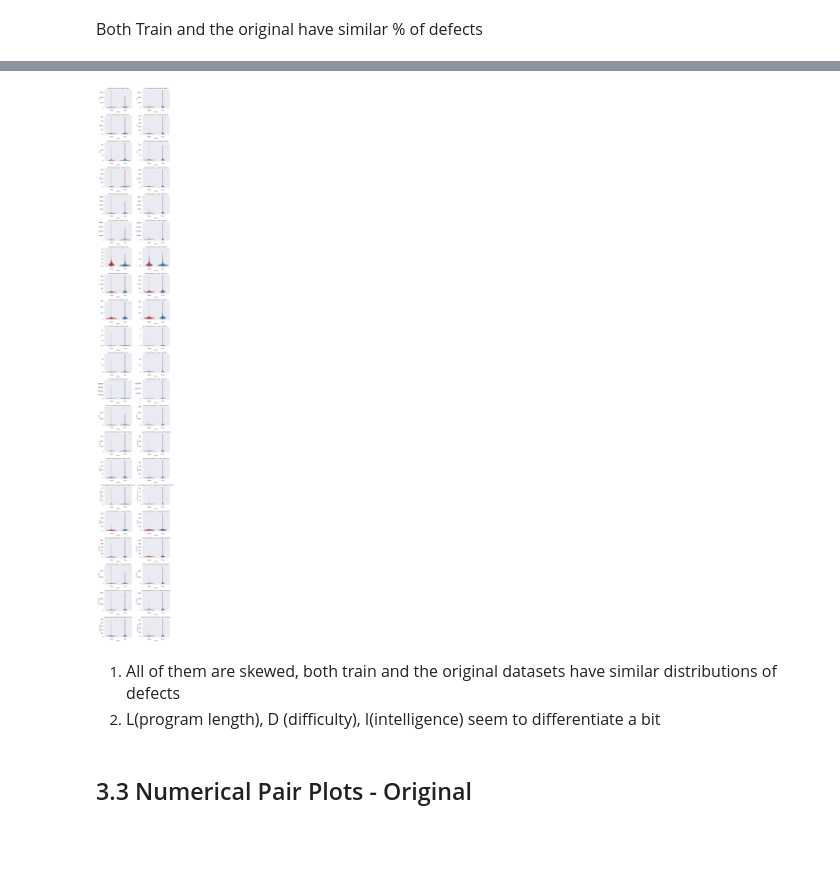
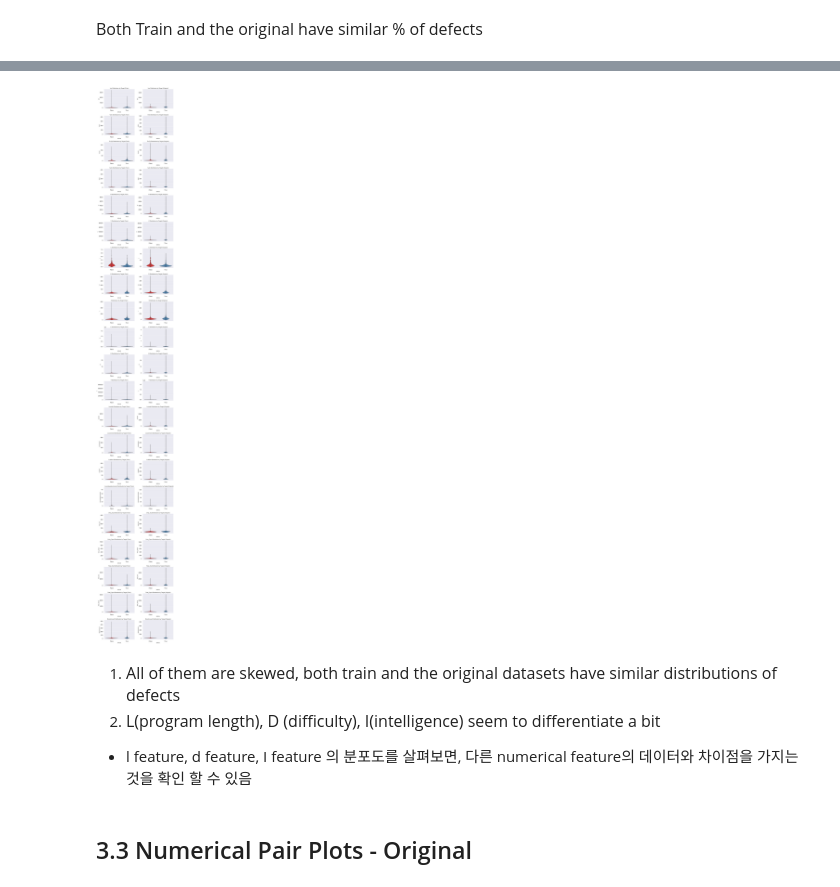
Before and after one commit to sungyongcho/kaggle_playground, a Jupyter notebook: ps3e23-eda-feature-engineering-ensemble.ipynb, the cells around one changed output, grey strips where cells are left out. Saved outputs shown, nothing was run; the diff lists cells and outputs as text; code cells hidden in the pictures; blank space fills up the shorter version.

```diff
--- a/ps3e23-eda-feature-engineering-ensemble.ipynb
+++ b/ps3e23-eda-feature-engineering-ensemble.ipynb
@@ -246,29 +285,37 @@ plt.show()
 # %%
-cont_cols = [f for f in train.columns if train[f].dtype != 'O' and train[f].nunique() > 2]
+# dtype 이 'O'--Python Object 가 아니고, unique 한 값이 2개 이상일 때
+cont_cols = [f for f in train.columns if train[f].dtype !=
+             'O' and train[f].nunique() > 2]
+
 n_rows = len(cont_cols)
+
 fig, axs = plt.subplots(n_rows, 2, figsize=(12, 4 * n_rows))
 sns.set_palette("Set1")
 for i, col in enumerate(cont_cols):
     sns.violinplot(x='defects', y=col, data=train_copy, ax=axs[i, 0])
-    axs[i, 0].set_title(f'{col.title()} Distribution by Target (Train)', fontsize=14)
+    axs[i, 0].set_title(
+        f'{col.title()} Distribution by Target (Train)', fontsize=14)
     axs[i, 0].set_xlabel('defects', fontsize=12)
     axs[i, 0].set_ylabel(col.title(), fontsize=12)
     sns.despine()
 
     sns.violinplot(x='defects', y=col, data=original, ax=axs[i, 1])
-    axs[i, 1].set_title(f'{col.title()} Distribution by Target (Original)', fontsize=14)
+    axs[i, 1].set_title(
+        f'{col.title()} Distribution by Target (Original)', fontsize=14)
     axs[i, 1].set_xlabel('defects', fontsize=12)
     axs[i, 1].set_ylabel(col.title(), fontsize=12)
     sns.despine()
 
 fig.tight_layout()
 
 plt.show()
 # %% [output]
-[figure, old version]
+[figure, new version]
 # %% [markdown]
 1. <font size="3">All of them are skewed, both train and the original datasets have similar distributions of defects</font>
 2. <font size="3">L(program length), D (difficulty), I(intelligence) seem to differentiate a bit</font>
+
+- l feature, d feature, I feature 의 분포도를 살펴보면, 다른 numerical feature의 데이터와 차이점을 가지는 것을 확인 할 수 있음
 # %% [markdown]
   ## 3.3 Numerical Pair Plots - Original
 # %%
```
Also changed, not shown: parts of 47 cells of this notebook, 2 other files.
